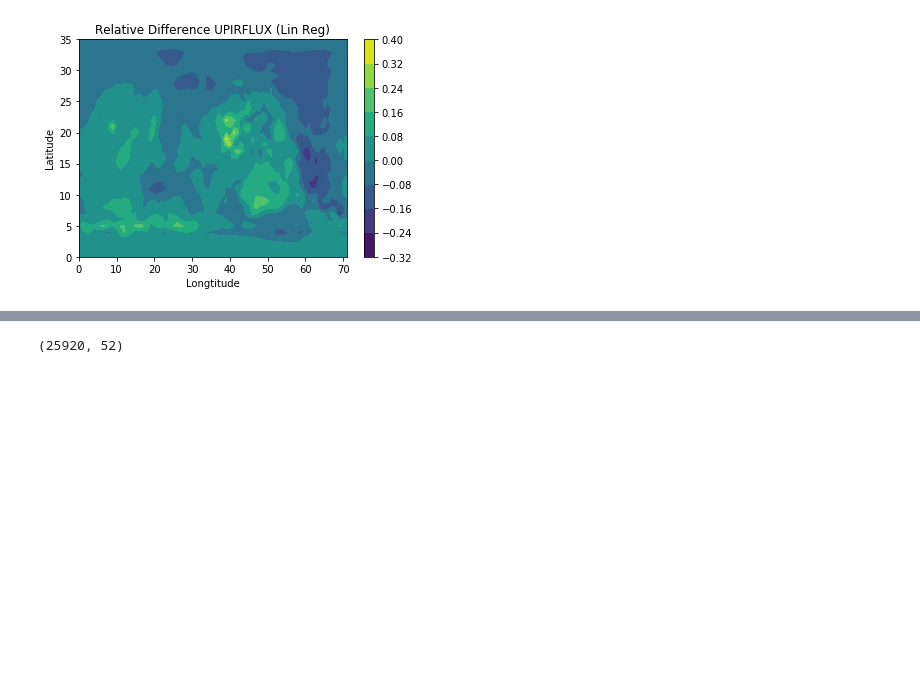
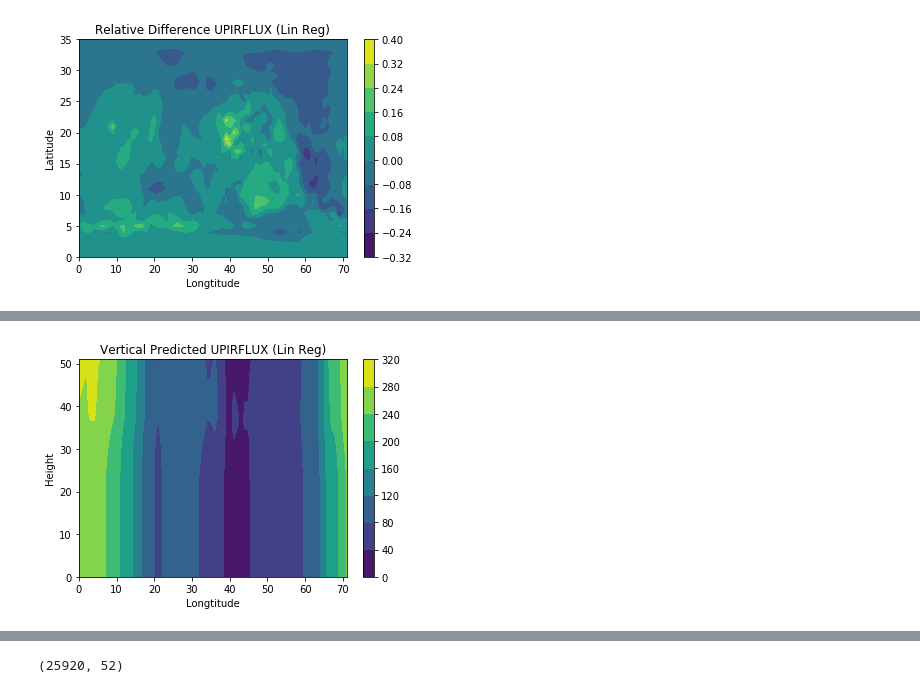
Before and after one commit to aremorov/mars_atmosphere_ML, a Jupyter notebook: ML3.3.3.ipynb, the cells around one changed output, grey strips where cells are left out. Drawn from its saved outputs; the diff is of its cells as text; code cells hidden in the pictures; blank space fills up the shorter version.

```diff
--- a/ML3.3.3.ipynb
+++ b/ML3.3.3.ipynb
@@ -199,0 +216,9 @@ plt.show()
+# %%
+plt.contourf(pred_out)
+plt.colorbar()
+plt.title("Vertical Predicted UPIRFLUX (Lin Reg)")
+plt.xlabel("Longtitude")
+plt.ylabel("Height")
+plt.show()
+# %% [output]
+[figure, added]
```
Also changed, not shown: parts of 19 cells of this notebook.
